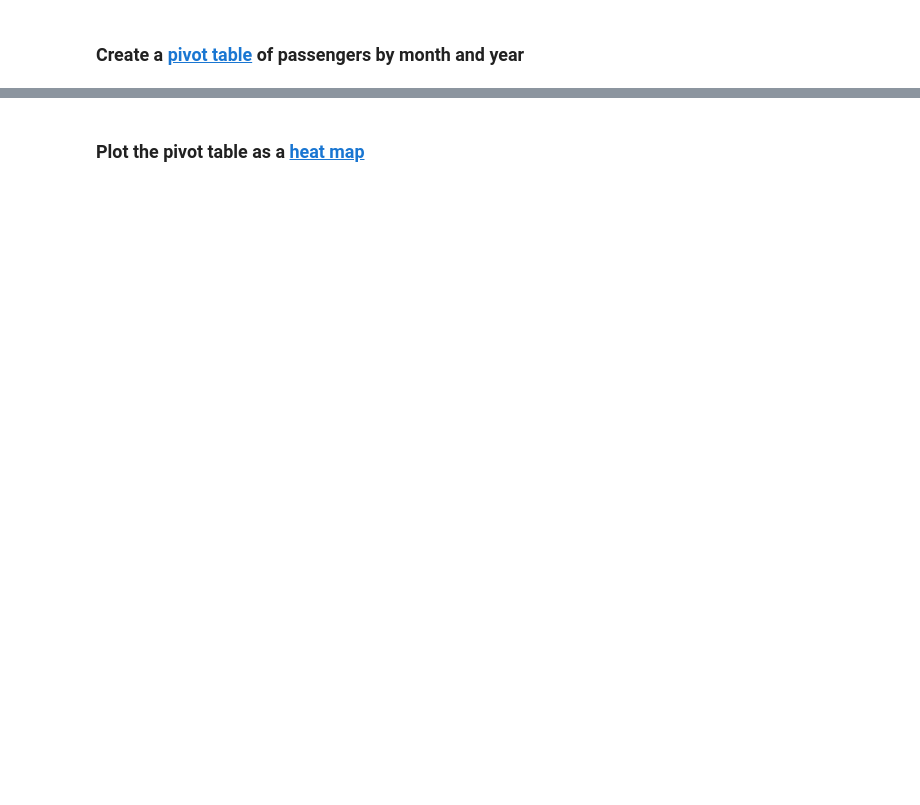
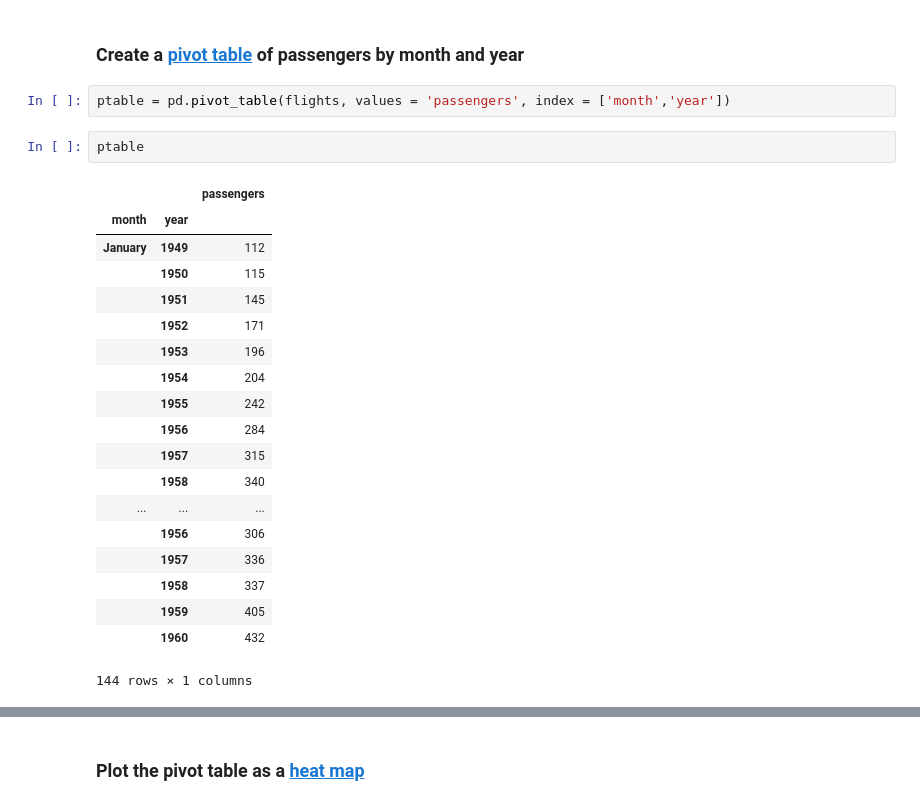
Before and after one commit to bloominstituteoftechnology/DS-Sprint-02-Storytelling-With-Data, a Jupyter notebook: module2-choose-appropriate-visualizations/LS_DS_122_Choose_appropriate_visualizations.ipynb, the cells around one changed output, grey strips where cells are left out. Drawn from its saved outputs; the diff is of its cells as text; blank space fills up the shorter version.

```diff
--- a/module2-choose-appropriate-visualizations/LS_DS_122_Choose_appropriate_visualizations.ipynb
+++ b/module2-choose-appropriate-visualizations/LS_DS_122_Choose_appropriate_visualizations.ipynb
@@ -510,2 +528,26 @@ sns.relplot('year','passengers', data=flights, alpha=0.5)
 # %% [markdown]
 ### Create a [pivot table](https://pandas.pydata.org/pandas-docs/stable/generated/pandas.DataFrame.pivot_table.html) of passengers by month and year
+# %%
+ptable = pd.pivot_table(flights, values = 'passengers', index = ['month','year'])
+# %%
+ptable
+# %% [output]
+|  |  | passengers |
+| month | year |  |
+| January | 1949 | 112 |
+|  | 1950 | 115 |
+|  | 1951 | 145 |
+|  | 1952 | 171 |
+|  | 1953 | 196 |
+|  | 1954 | 204 |
+|  | 1955 | 242 |
+|  | 1956 | 284 |
+|  | 1957 | 315 |
+|  | 1958 | 340 |
+| ... | ... | ... |
+|  | 1956 | 306 |
+|  | 1957 | 336 |
+|  | 1958 | 337 |
+|  | 1959 | 405 |
+|  | 1960 | 432 |
+144 rows × 1 columns
```
Also changed, not shown: parts of 6 cells of this notebook.
